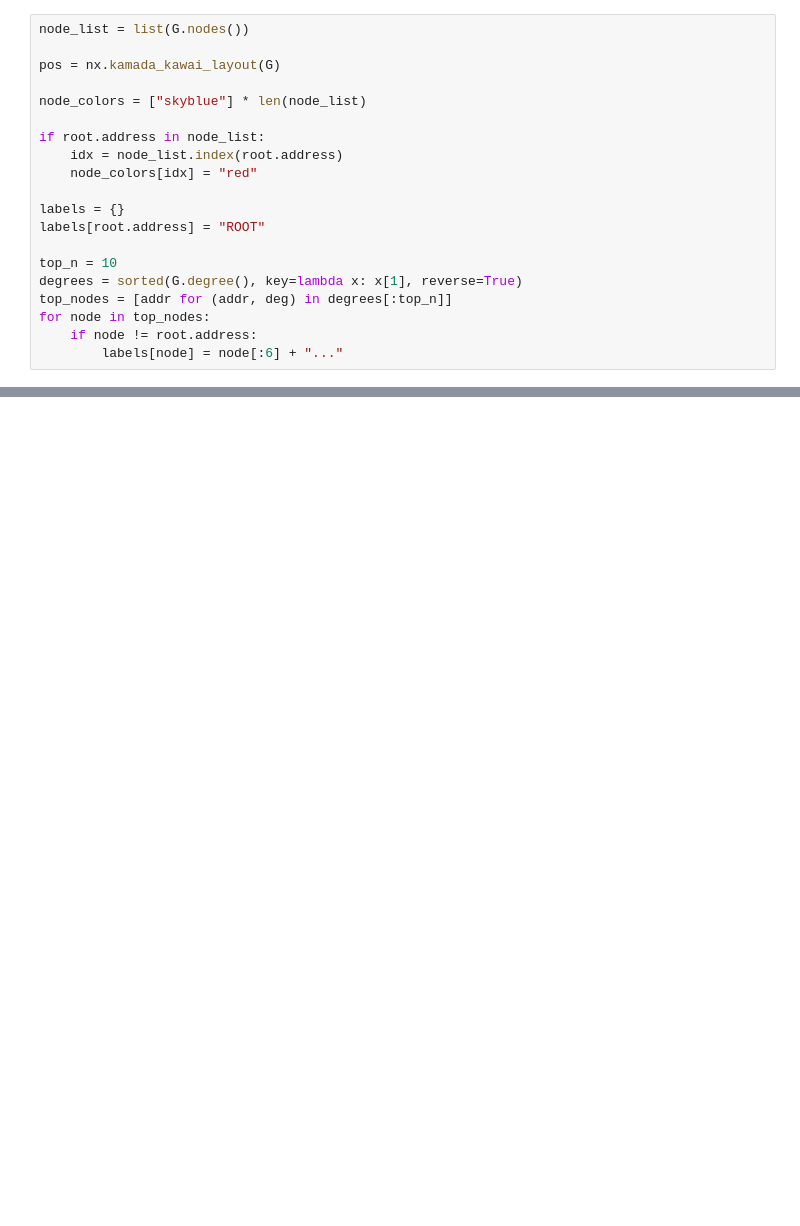
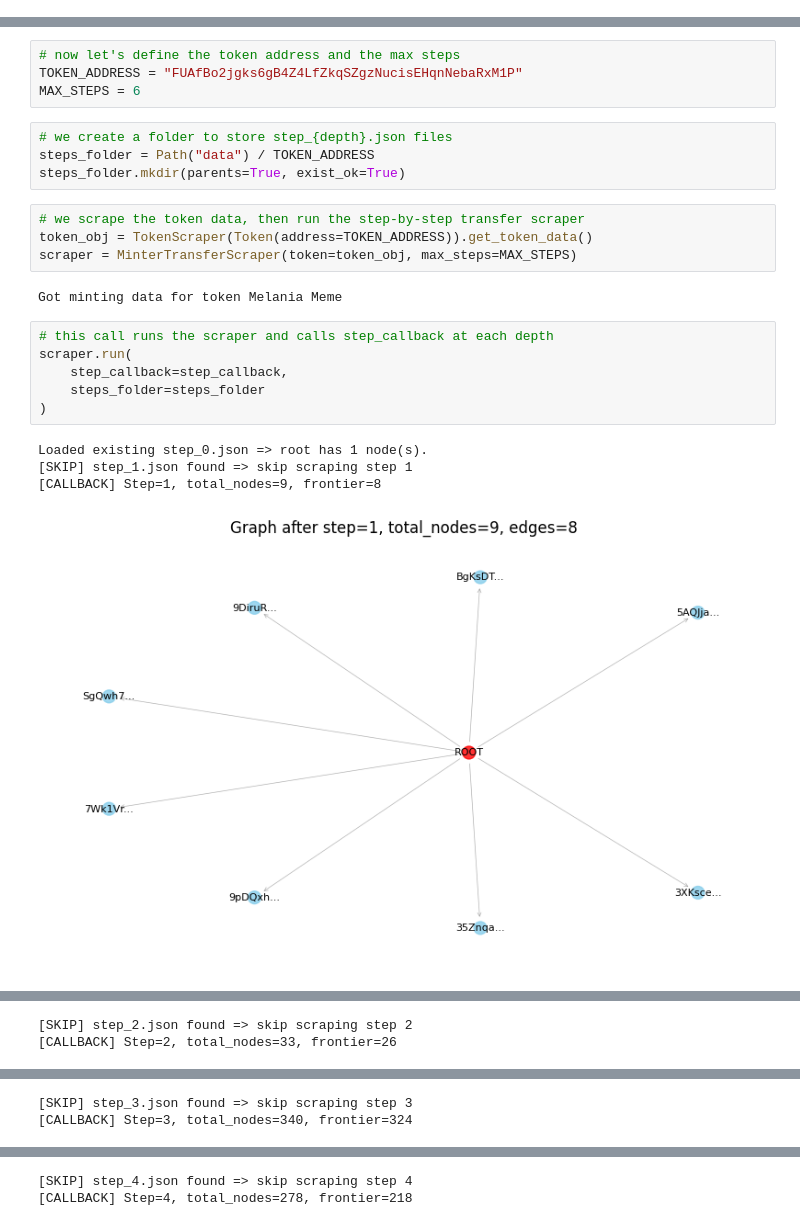
Before and after one commit to DenisProcyon/networks_project, a Jupyter notebook: src/main.ipynb, the cells around one changed output, grey strips where cells are left out. Saved outputs shown, nothing was run; the diff lists cells and outputs as text; blank space fills up the shorter version.

```diff
--- a/src/main.ipynb
+++ b/src/main.ipynb
@@ -73,20 +19,0 @@ build_graph_from_node(root, G)
-# %%
-node_list = list(G.nodes())
-
-pos = nx.kamada_kawai_layout(G)
-
-node_colors = ["skyblue"] * len(node_list)
-
-if root.address in node_list:
-    idx = node_list.index(root.address)
-    node_colors[idx] = "red"
-
-labels = {}
-labels[root.address] = "ROOT"
-
-top_n = 10
-degrees = sorted(G.degree(), key=lambda x: x[1], reverse=True)
-top_nodes = [addr for (addr, deg) in degrees[:top_n]]
-for node in top_nodes:
-    if node != root.address:
-        labels[node] = node[:6] + "..."
@@ -233,0 +256,25 @@ Top 5 closeness centrality: [('AG8znhPJ4m2TJsCX8QvVAPRwr6UJXmCRuecQL8TyM3JQ', 0.
+# %%
+# now let's define the token address and the max steps
+TOKEN_ADDRESS = "FUAfBo2jgks6gB4Z4LfZkqSZgzNucisEHqnNebaRxM1P"
+MAX_STEPS = 6
+# %%
+# we create a folder to store step_{depth}.json files
+steps_folder = Path("data") / TOKEN_ADDRESS
+steps_folder.mkdir(parents=True, exist_ok=True)
+# %%
+# we scrape the token data, then run the step-by-step transfer scraper
+token_obj = TokenScraper(Token(address=TOKEN_ADDRESS)).get_token_data()
+scraper = MinterTransferScraper(token=token_obj, max_steps=MAX_STEPS)
+# %% [output]
+Got minting data for token Melania Meme
+# %%
+# this call runs the scraper and calls step_callback at each depth
+scraper.run(
+    step_callback=step_callback,
+    steps_folder=steps_folder
+)
+# %% [output]
+Loaded existing step_0.json => root has 1 node(s).
+[SKIP] step_1.json found => skip scraping step 1
+[CALLBACK] Step=1, total_nodes=9, frontier=8
+[figure, added]
@@ -233,0 +282,2 @@ Top 5 closeness centrality: [('AG8znhPJ4m2TJsCX8QvVAPRwr6UJXmCRuecQL8TyM3JQ', 0.
+[SKIP] step_2.json found => skip scraping step 2
+[CALLBACK] Step=2, total_nodes=33, frontier=26
@@ -233,0 +286,2 @@ Top 5 closeness centrality: [('AG8znhPJ4m2TJsCX8QvVAPRwr6UJXmCRuecQL8TyM3JQ', 0.
+[SKIP] step_3.json found => skip scraping step 3
+[CALLBACK] Step=3, total_nodes=340, frontier=324
@@ -233,0 +290,2 @@ Top 5 closeness centrality: [('AG8znhPJ4m2TJsCX8QvVAPRwr6UJXmCRuecQL8TyM3JQ', 0.
+[SKIP] step_4.json found => skip scraping step 4
+[CALLBACK] Step=4, total_nodes=278, frontier=218
```
Also changed, not shown: parts of 21 cells of this notebook, 58 other files.
